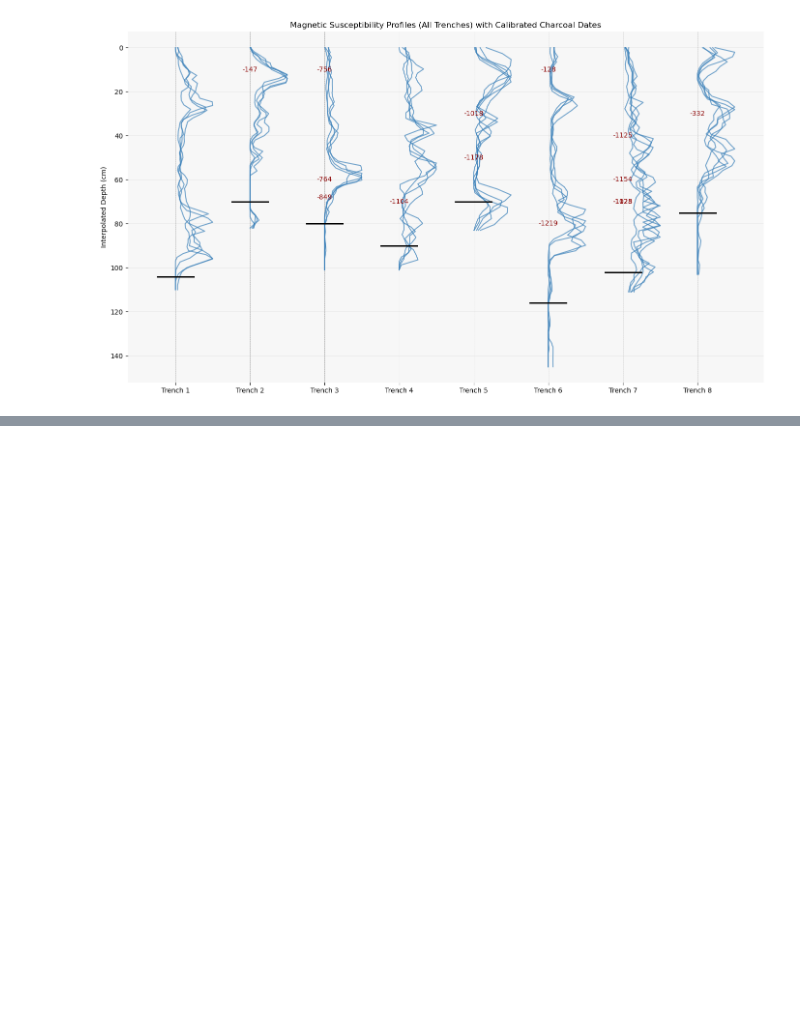
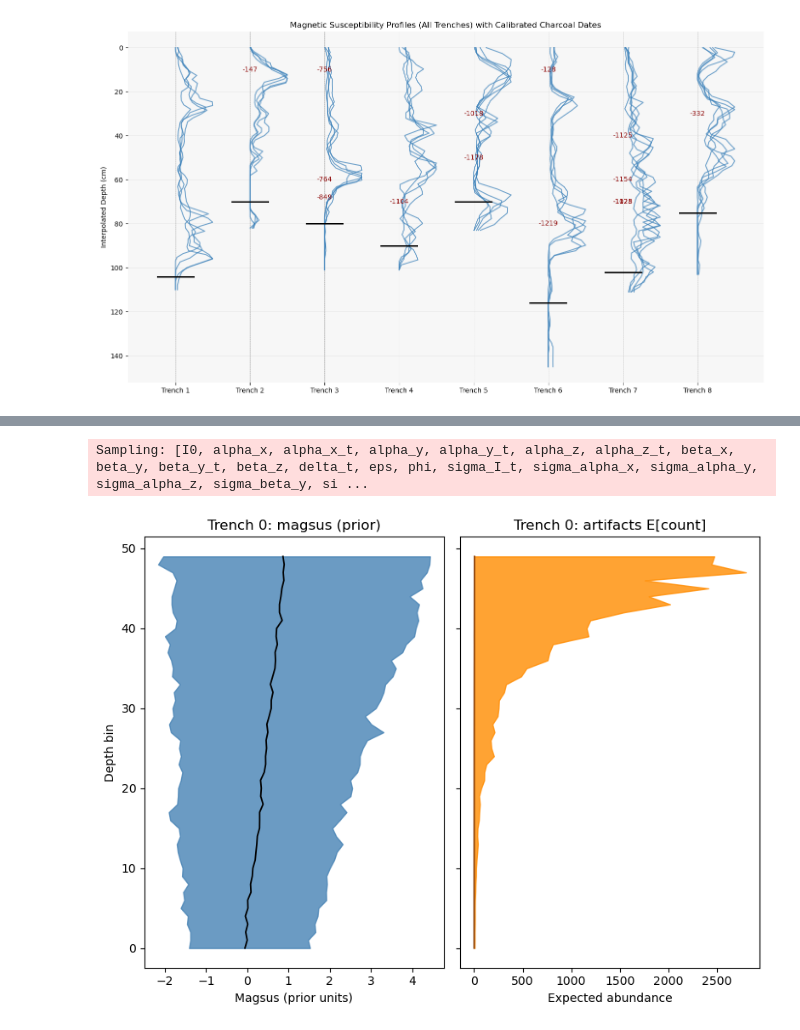
Before and after one commit to wccarleton/kkpp24, a Jupyter notebook: Src/kohker_pp24.ipynb, the cells around one changed output, grey strips where cells are left out. Drawn from its saved outputs; the diff is of its cells as text; code cells hidden in the pictures; blank space fills up the shorter version.

```diff
--- a/Src/kohker_pp24.ipynb
+++ b/Src/kohker_pp24.ipynb
@@ -527,0 +1086,57 @@ plt.show()
+# %%
+# Cell — Prior predictive and helper to fetch arrays robustly
+import arviz as az
+import numpy as np
+
+def get_idata_var(idata, name, prefer=("prior_predictive","prior","posterior_predictive","posterior")):
+    for grp in prefer:
+        if hasattr(idata, grp) and getattr(idata, grp) is not None:
+            ds = getattr(idata, grp)
+            if name in ds.data_vars:
+                return ds[name]
+    raise KeyError(f"{name} not found")
+
+with model:
+    pri = pm.sample_prior_predictive(samples=500, random_seed=123)  # includes y, p, mu, x
+# %% [output]
+Sampling: [I0, alpha_x, alpha_x_t, alpha_y, alpha_y_t, alpha_z, alpha_z_t, beta_x, beta_y, beta_y_t, beta_z, delta_t, eps, phi, sigma_I_t, sigma_alpha_x, sigma_alpha_y, sigma_alpha_z, sigma_beta_y, si ...
+# %%
+# Cell — Plot ONE trench (side-by-side) with depth vertical
+import numpy as np
+import matplotlib.pyplot as plt
+
+t = 0  # choose trench index to show in SI
+
+y_da  = get_idata_var(pri, "y").stack(s=("chain","draw")).transpose("s","depth","trench").values
+p_da  = get_idata_var(pri, "p").stack(s=("chain","draw")).transpose("s","depth","trench").values
+mu_da = get_idata_var(pri, "mu").stack(s=("chain","draw")).transpose("s","depth","trench").values
+ex    = p_da * mu_da  # unconditional expected abundance
+
+depth = np.arange(y_da.shape[1])
+
+def qbands(arr):  # arr: (samples, depth)
+    return np.percentile(arr, [5, 50, 95], axis=0)
+
+y5,y50,y95   = qbands(y_da[:,:,t])
+ex5,ex50,ex95 = qbands(ex[:,:,t])
+
+fig, (ax_y, ax_x) = plt.subplots(1, 2, figsize=(8, 6), sharey=True)
+
+# Magsus ribbon (blue)
+ax_y.fill_betweenx(depth, y5, y95, alpha=0.8, color="steelblue", label="5–95% prior")
+ax_y.plot(y50, depth, color="black", lw=1.3, label="median")
+ax_y.set_title(f"Trench {t}: magsus (prior)")
+ax_y.set_xlabel("Magsus (prior units)")
+ax_y.set_ylabel("Depth bin")
+ax_y.invert_yaxis()
+
+# Artifacts expected abundance ribbon (orange)
+ax_x.fill_betweenx(depth, ex5, ex95, alpha=0.8, color="darkorange", label="5–95% prior")
+ax_x.plot(ex50, depth, color="saddlebrown", lw=1.3, label="median")
+ax_x.set_title(f"Trench {t}: artifacts E[count]")
+ax_x.set_xlabel("Expected abundance")
+ax_x.invert_yaxis()
+
+plt.tight_layout(); plt.show()
+# %% [output]
+[figure, added]
```
Also changed, not shown: parts of 17 cells of this notebook, 18 other files.
